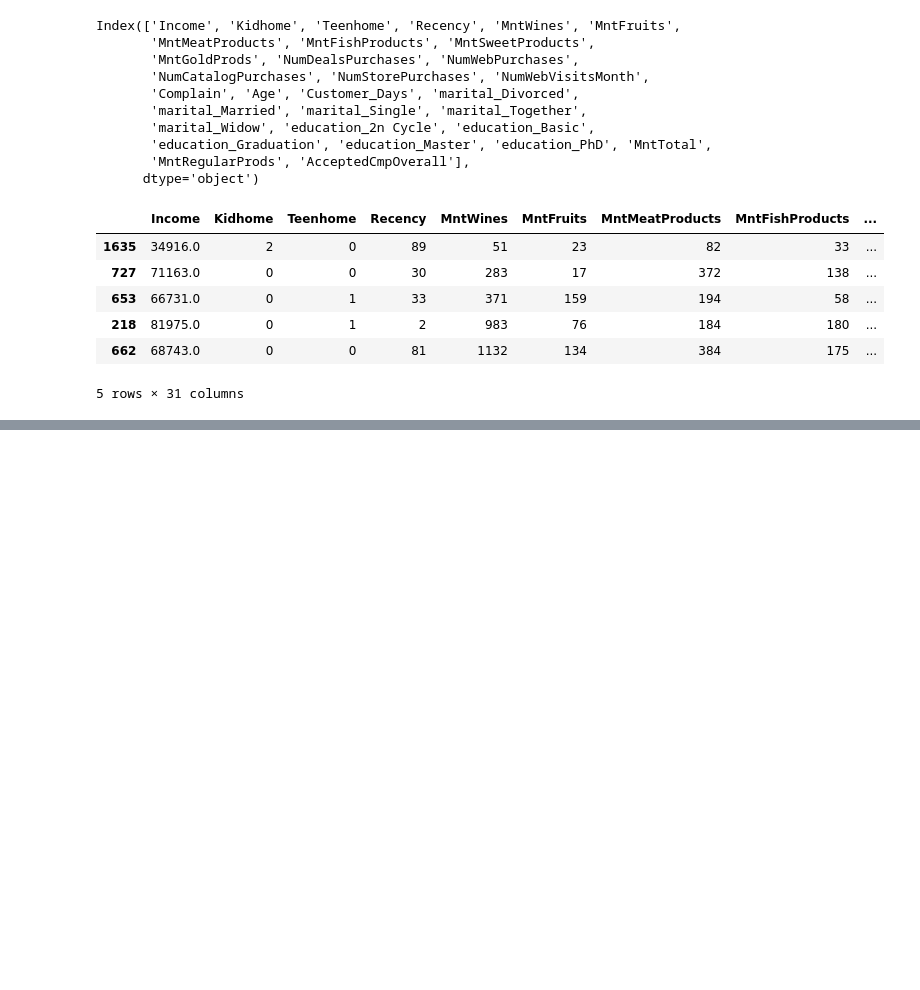
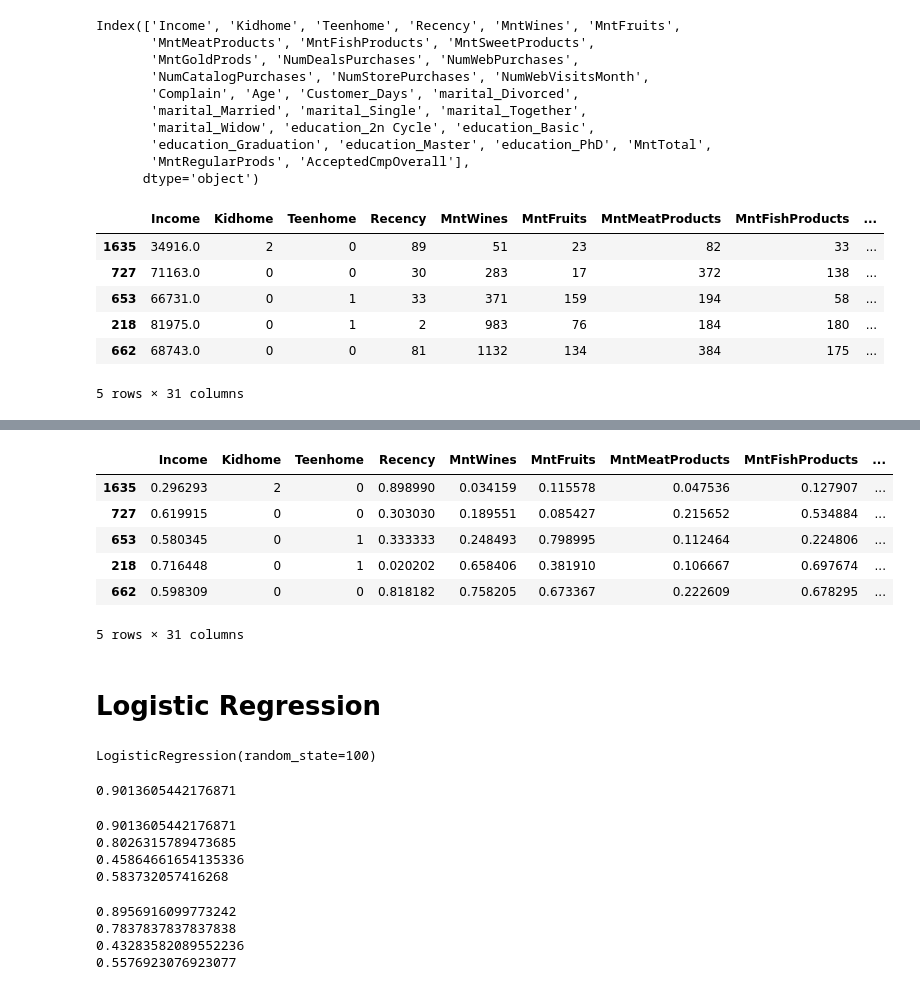
Before and after one commit to ayg15/marketing-analytics, a Jupyter notebook: marketing_analytics.ipynb, the cells around one changed output, grey strips where cells are left out. Saved outputs shown, nothing was run; the diff lists cells and outputs as text; code cells hidden in the pictures; blank space fills up the shorter version.

```diff
--- a/marketing_analytics.ipynb
+++ b/marketing_analytics.ipynb
@@ -385,4 +385,52 @@ X_train.describe()
 | 75% | 68522.000000 | 74.000000 | 507.000000 | 33.000000 | 238.000000 | 50.000000 | 33.000000 | ... |
 | max | 113734.000000 | 99.000000 | 1493.000000 | 199.000000 | 1725.000000 | 258.000000 | 262.000000 | ... |
 # %%
-features_to_scale = ["Income", "Recency", "MntWines", "MntFruits", "MntMeatProducts", "MntFishProducts", "MntSweetProducts", "MntGoldProds", "NumDealsPurchases", "NumWebPurchases", "NumCatalogPurchases", "NumStorePurchases", "NumWebVisitsMonth", "Age", "Customer_Days", "MntTotal", "MntRegularProds", "AcceptedCmpOverall"]
+features_to_scale = ["Income", "Recency", "MntWines", "MntFruits", "MntMeatProducts", "MntFishProducts",
+                     "MntSweetProducts", "MntGoldProds", "NumDealsPurchases", "NumWebPurchases",
+                     "NumCatalogPurchases", "NumStorePurchases", "NumWebVisitsMonth", "Age", "Customer_Days",
+                     "MntTotal", "MntRegularProds", "AcceptedCmpOverall"]
+scaler = MinMaxScaler()
+X_train[features_to_scale] = scaler.fit_transform(X_train[features_to_scale])
+X_test[features_to_scale] = scaler.transform(X_test[features_to_scale])
+X_train.head()
+# %% [output]
+|  | Income | Kidhome | Teenhome | Recency | MntWines | MntFruits | MntMeatProducts | MntFishProducts | ... |
+| 1635 | 0.296293 | 2 | 0 | 0.898990 | 0.034159 | 0.115578 | 0.047536 | 0.127907 | ... |
+| 727 | 0.619915 | 0 | 0 | 0.303030 | 0.189551 | 0.085427 | 0.215652 | 0.534884 | ... |
+| 653 | 0.580345 | 0 | 1 | 0.333333 | 0.248493 | 0.798995 | 0.112464 | 0.224806 | ... |
+| 218 | 0.716448 | 0 | 1 | 0.020202 | 0.658406 | 0.381910 | 0.106667 | 0.697674 | ... |
+| 662 | 0.598309 | 0 | 0 | 0.818182 | 0.758205 | 0.673367 | 0.222609 | 0.678295 | ... |
+5 rows × 31 columns
+# %% [markdown]
+# Logistic Regression
+# %%
+logregr_model = LogisticRegression(random_state=100)
+logregr_model.fit(X_train, y_train)
+# %% [output]
+LogisticRegression(random_state=100)
+# %%
+logregr_model.score(X_train, y_train)
+# %% [output]
+0.9013605442176871
+# %%
+y_train_preds = logregr_model.predict(X_train)
+print(accuracy_score(y_train, y_train_preds))
+print(precision_score(y_train, y_train_preds))
+print(recall_score(y_train, y_train_preds))
+print(f1_score(y_train, y_train_preds))
+# %% [output]
+0.9013605442176871
+0.8026315789473685
+0.45864661654135336
+0.583732057416268
+# %%
+y_test_preds = logregr_model.predict(X_test)
+print(accuracy_score(y_test, y_test_preds))
+print(precision_score(y_test, y_test_preds))
+print(recall_score(y_test, y_test_preds))
+print(f1_score(y_test, y_test_preds))
+# %% [output]
+0.8956916099773242
+0.7837837837837838
+0.43283582089552236
+0.5576923076923077
```
Also changed, not shown: parts of 20 cells of this notebook.
